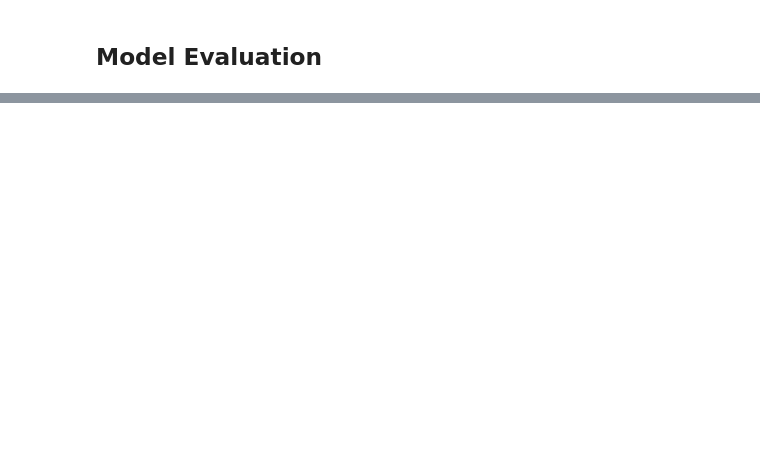
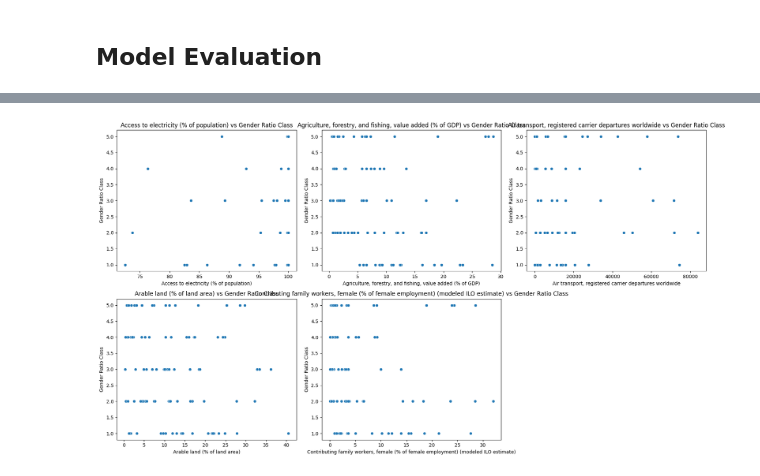
Before and after one commit to ndstt/01204314-65-Statistics-for-Computer-Engineering-Applications, a Jupyter notebook: final_project/part2.2/part2_2.ipynb, the cells around one changed output, grey strips where cells are left out. Cells and saved outputs as stored; diff of their text form; code cells hidden in the pictures; blank space fills up the shorter version.

```diff
--- a/final_project/part2.2/part2_2.ipynb
+++ b/final_project/part2.2/part2_2.ipynb
@@ -587,7 +655,7 @@ y = df['Gender Ratio Class']
 # 🔹 สร้าง pipeline: Standardize → RFE → LogisticRegression
 pipeline = Pipeline([
     ('scaler', StandardScaler()),
-    ('rfe', RFE(estimator=LogisticRegression(max_iter=1000, class_weight='balanced'), n_features_to_select=20)),
+    ('rfe', RFE(estimator=LogisticRegression(max_iter=1000, class_weight='balanced'), n_features_to_select=60)),
     ('clf', LogisticRegression(max_iter=1000, class_weight='balanced'))
 ])
 
@@ -609,4 +677,14 @@ print("✅ Best F1 Macro:", grid.best_score_)
 # 🔹 ฟีเจอร์ที่รอดจาก RFE
 rfe_step = grid.best_estimator_.named_steps['rfe']
 selected_features = X.columns[rfe_step.support_]
+
+# 🔹 ดึงชื่อฟีเจอร์ที่รอดจาก RFE
+input_vars = selected_features.tolist()
+
+# 🔹 รวมทั้งหมดไว้ใน all_vars
+all_vars = input_vars.copy()
+all_vars.append(output_var)
+
+# 🔹 สร้าง DataFrame ใหม่จากฟีเจอร์ที่เลือก
+df = df[all_vars].copy()
 # %% [output]
@@ -663,0 +967,18 @@ df.to_csv(f"after_rfe.csv", index=False)
+# %%
+# 🔹 top features ที่เลือกมา
+top_features = X.columns[:5]
+
+# 🔹 วาดกราฟ
+plt.figure(figsize=(18, 10))
+
+for i, feature in enumerate(top_features, 1):
+    plt.subplot(2, 3, i)
+    sns.scatterplot(x=X[feature], y=y)
+    plt.xlabel(feature, fontsize=10)
+    plt.ylabel(output_var, fontsize=10)
+    plt.title(f'{feature} vs {output_var}', fontsize=12)
+
+plt.tight_layout()
+plt.show()
+# %% [output]
+[figure, added]
```
Also changed, not shown: parts of 19 cells of this notebook, 8 other files.
